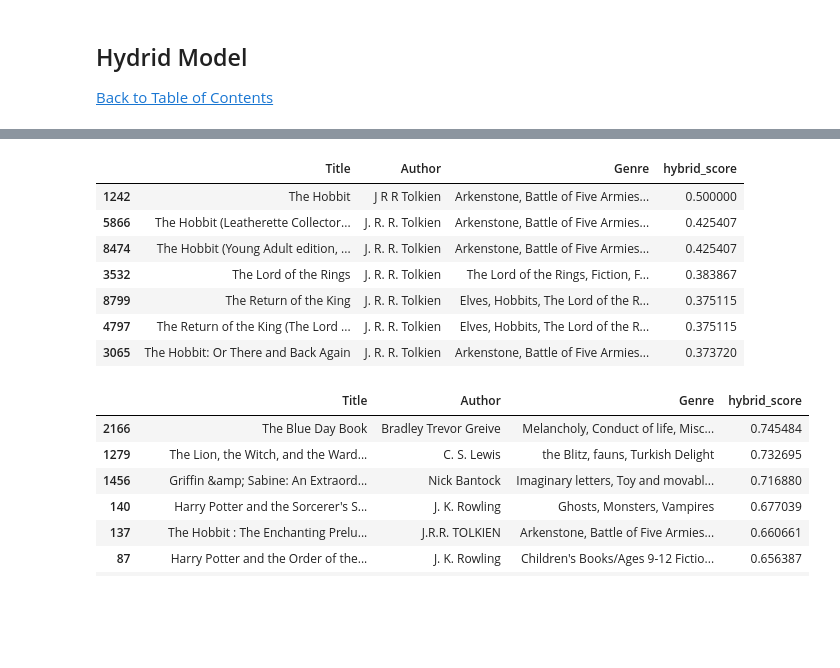
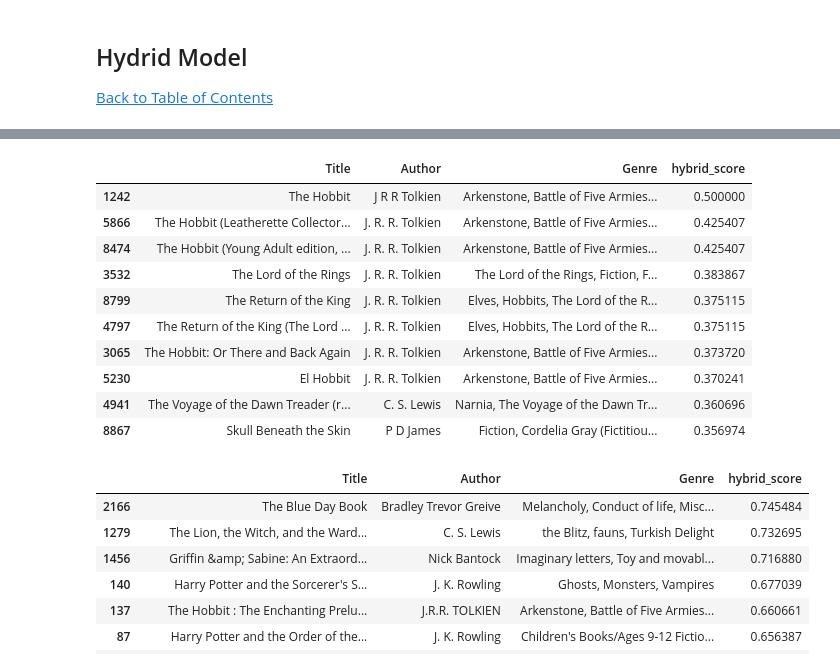
Before and after one commit to MiliThakrar/Book-Recommendations, a Jupyter notebook: notebooks/4. Advance Modeling.ipynb, the cells around one changed output, grey strips where cells are left out. Drawn from its saved outputs; the diff is of its cells as text; code cells hidden in the pictures; blank space fills up the shorter version.

Commit message:
Completed the Advance Modeling notebook's Hydrid Model section and added, and conclusion

```diff
--- a/notebooks/4. Advance Modeling.ipynb
+++ b/notebooks/4. Advance Modeling.ipynb
@@ -638,17 +678,20 @@ with open('../models/book_title_embeddings_updated.pkl', 'rb') as f:
 # Load collaborative model
 _, collab_model = dump.load('../models/funkSVD_model.pkl')
 # %%
-# Now you can call your recommendation function
-hybrid_recommendation(df, collab_model, user_id=None, user_query="The Hobbit", top_n=7, alpha=0.5)
+# Now you can call our recommendation function
+hybrid_recommendation(df, collab_model, user_id=None, user_query="The Hobbit", top_n=10, alpha=0.5)
 # %% [output]
 |  | Title | Author | Genre | hybrid_score |
 | 1242 | The Hobbit | J R R Tolkien | Arkenstone, Battle of Five Armies... | 0.500000 |
 | 5866 | The Hobbit (Leatherette Collector... | J. R. R. Tolkien | Arkenstone, Battle of Five Armies... | 0.425407 |
 | 8474 | The Hobbit (Young Adult edition, ... | J. R. R. Tolkien | Arkenstone, Battle of Five Armies... | 0.425407 |
 | 3532 | The Lord of the Rings | J. R. R. Tolkien | The Lord of the Rings, Fiction, F... | 0.383867 |
 | 8799 | The Return of the King | J. R. R. Tolkien | Elves, Hobbits, The Lord of the R... | 0.375115 |
 | 4797 | The Return of the King (The Lord ... | J. R. R. Tolkien | Elves, Hobbits, The Lord of the R... | 0.375115 |
 | 3065 | The Hobbit: Or There and Back Again | J. R. R. Tolkien | Arkenstone, Battle of Five Armies... | 0.373720 |
+| 5230 | El Hobbit | J. R. R. Tolkien | Arkenstone, Battle of Five Armies... | 0.370241 |
+| 4941 | The Voyage of the Dawn Treader (r... | C. S. Lewis | Narnia, The Voyage of the Dawn Tr... | 0.360696 |
+| 8867 | Skull Beneath the Skin | P D James | Fiction, Cordelia Gray (Fictitiou... | 0.356974 |
 # %%
 # For a returning user (hybrid)
 hybrid_recommendation(df, collab_model, user_id='8', user_query="The Hobbit", top_n=10, alpha=0.5)
```
Also changed, not shown: parts of 12 cells of this notebook, 1 other file.
